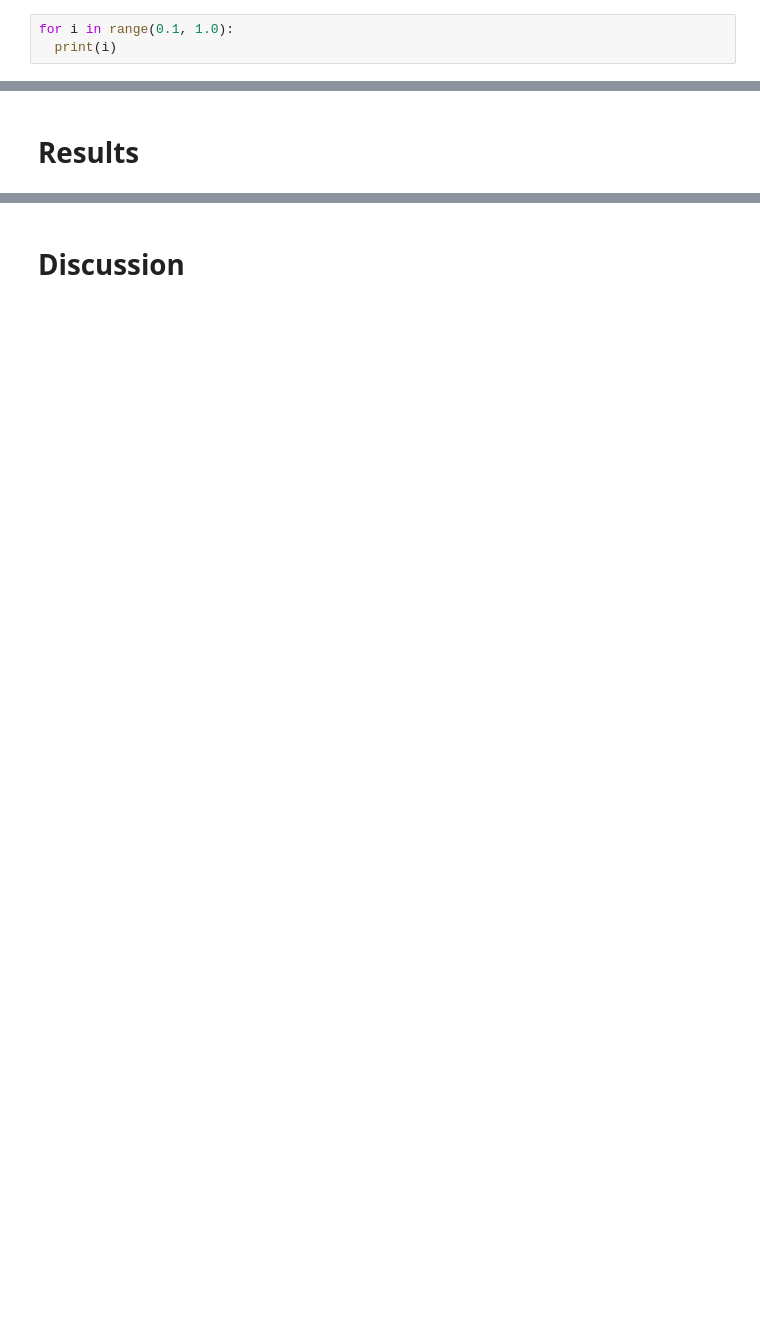
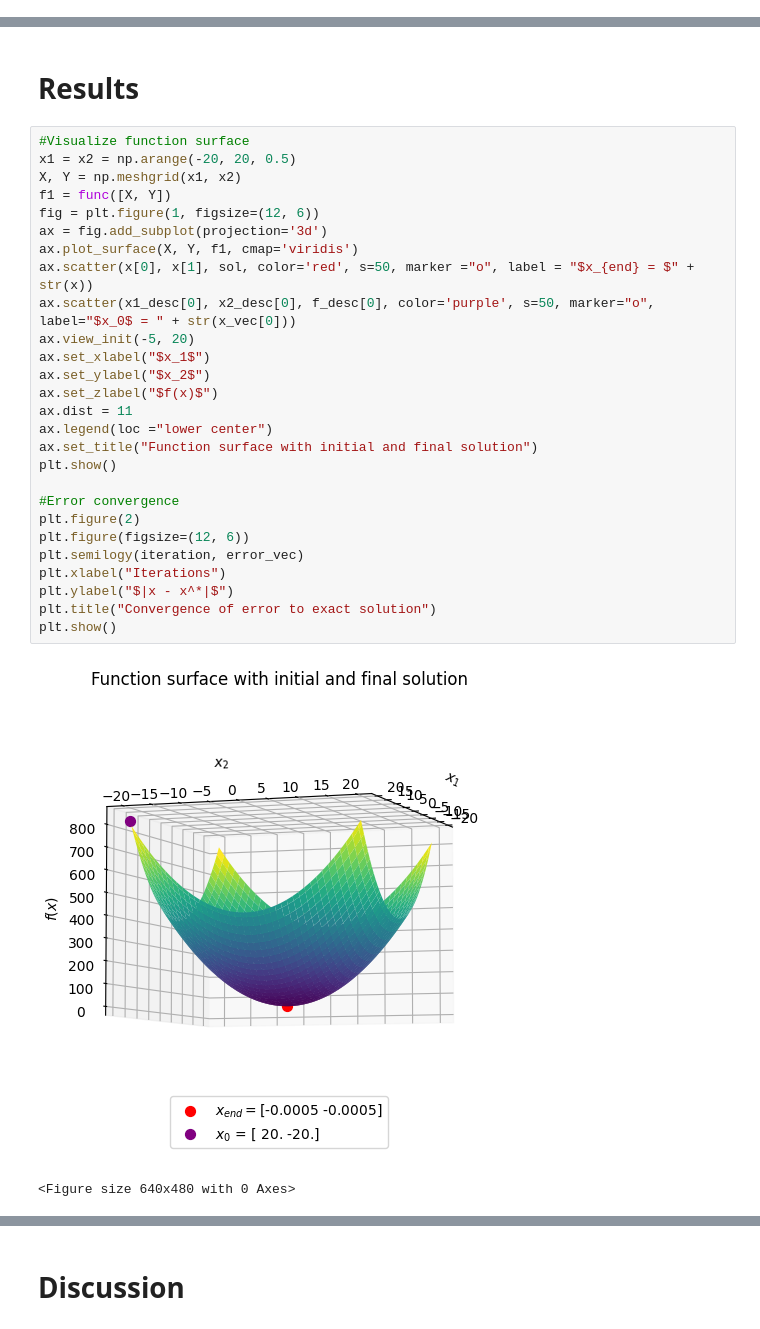
Before and after one commit to johanhoffman/DD2363_VT24, a Jupyter notebook: Lab6/Widen00_lab6.ipynb, the cells around one changed output, grey strips where cells are left out. Cells and saved outputs as stored; diff of their text form; blank space fills up the shorter version.

```diff
--- a/Lab6/Widen00_lab6.ipynb
+++ b/Lab6/Widen00_lab6.ipynb
@@ -47,6 +51,3 @@ Numbered algorithms, equations and chapter references used in this report is fro
 * *Test:* verify accuracy and convergence with respect to exact solution
 # %% [markdown]
 # **Method**
-# %%
-for i in range(0.1, 1.0):
-  print(i)
@@ -108,2 +126,32 @@ plt.show()
 # %% [markdown]
 # **Results**
+# %%
+#Visualize function surface
+x1 = x2 = np.arange(-20, 20, 0.5)
+X, Y = np.meshgrid(x1, x2)
+f1 = func([X, Y])
+fig = plt.figure(1, figsize=(12, 6))
+ax = fig.add_subplot(projection='3d')
+ax.plot_surface(X, Y, f1, cmap='viridis')
+ax.scatter(x[0], x[1], sol, color='red', s=50, marker ="o", label = "$x_{end} = $" + str(x))
+ax.scatter(x1_desc[0], x2_desc[0], f_desc[0], color='purple', s=50, marker="o", label="$x_0$ = " + str(x_vec[0]))
+ax.view_init(-5, 20)
+ax.set_xlabel("$x_1$")
+ax.set_ylabel("$x_2$")
+ax.set_zlabel("$f(x)$")
+ax.dist = 11
+ax.legend(loc ="lower center")
+ax.set_title("Function surface with initial and final solution")
+plt.show()
+
+#Error convergence
+plt.figure(2)
+plt.figure(figsize=(12, 6))
+plt.semilogy(iteration, error_vec)
+plt.xlabel("Iterations")
+plt.ylabel("$|x - x^*|$")
+plt.title("Convergence of error to exact solution")
+plt.show()
+# %% [output]
+[figure, added]
+<Figure size 640x480 with 0 Axes>
```
Also changed, not shown: parts of 7 cells of this notebook.
